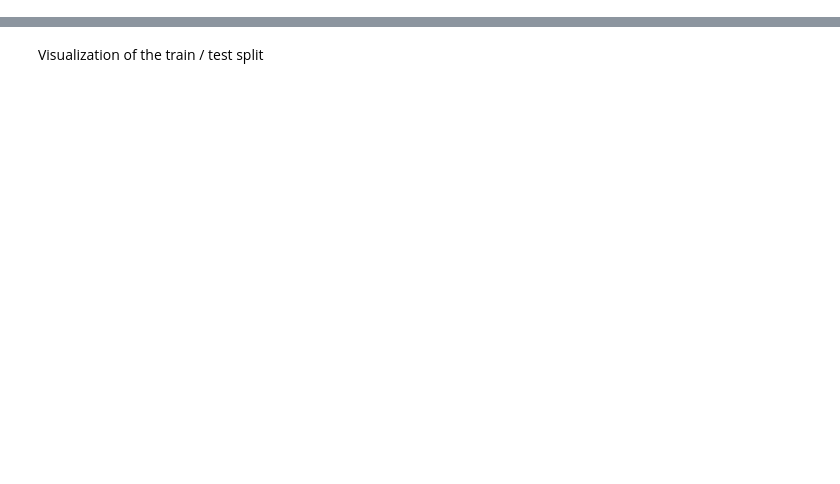
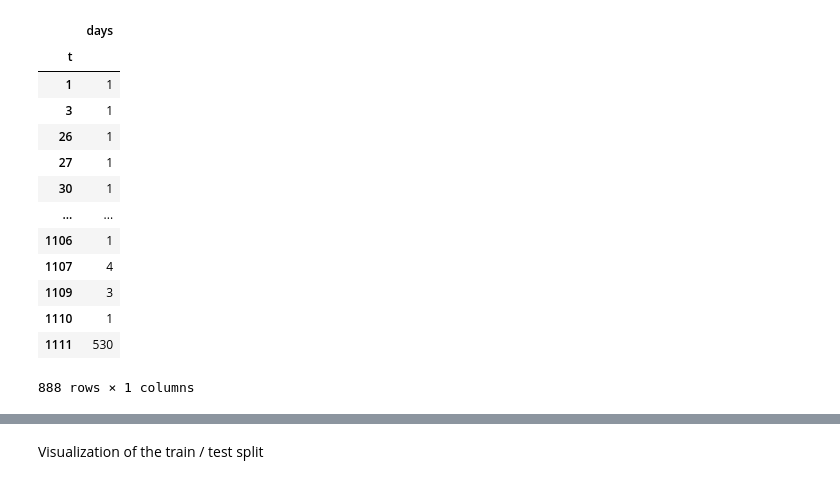
Before and after one commit to hanxiaokaka/Induced_seismic, a Jupyter notebook: notebooks/scinet/002. SCINet decatur.ipynb, the cells around one changed output, grey strips where cells are left out. Cells and saved outputs as stored; diff of their text form; code cells hidden in the pictures; blank space fills up the shorter version.

```diff
--- a/notebooks/scinet/002. SCINet decatur.ipynb
+++ b/notebooks/scinet/002. SCINet decatur.ipynb
@@ -43,0 +52,20 @@ features, target_vals = daily_seismic_and_interpolated_pressure(seismic, pressur
+# %%
+p
+# seismic_features, target_vals = aggregate_seismic(s, len(b), _features, bin_name='days')
+seismic_counts = s[['days','t']].groupby('t').agg('count')
+seismic_counts
+# %% [output]
+|  | days |
+| t |  |
+| 1 | 1 |
+| 3 | 1 |
+| 26 | 1 |
+| 27 | 1 |
+| 30 | 1 |
+| ... | ... |
+| 1106 | 1 |
+| 1107 | 4 |
+| 1109 | 3 |
+| 1110 | 1 |
+| 1111 | 530 |
+888 rows × 1 columns
```
Also changed, not shown: parts of 25 cells of this notebook, 2 other files.
